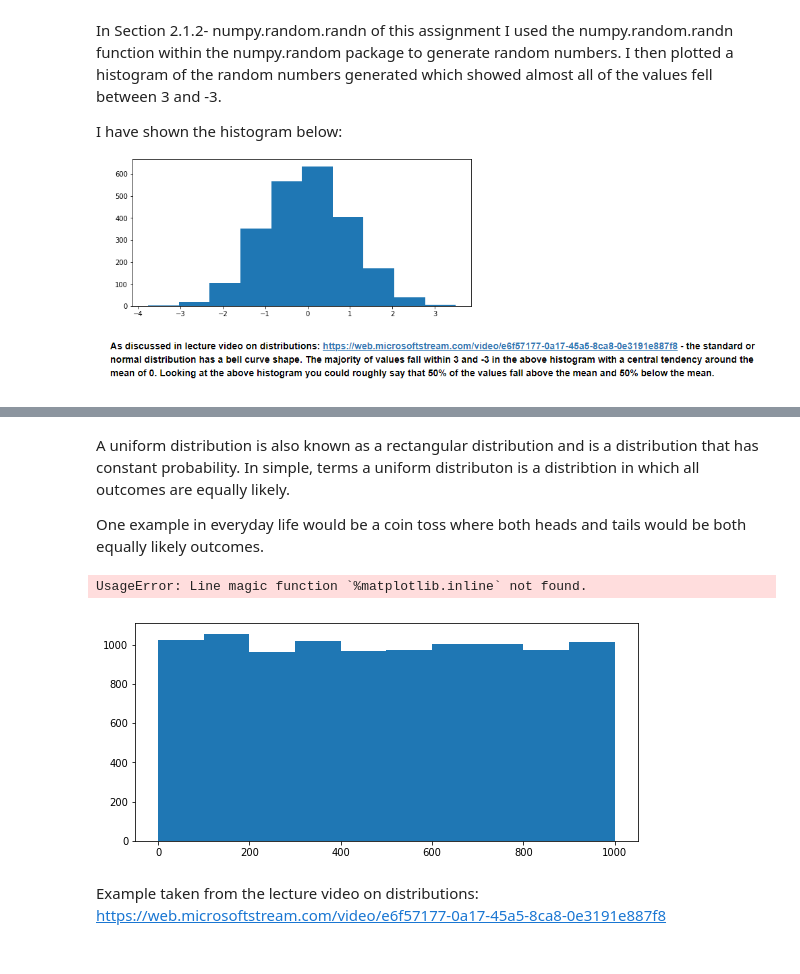
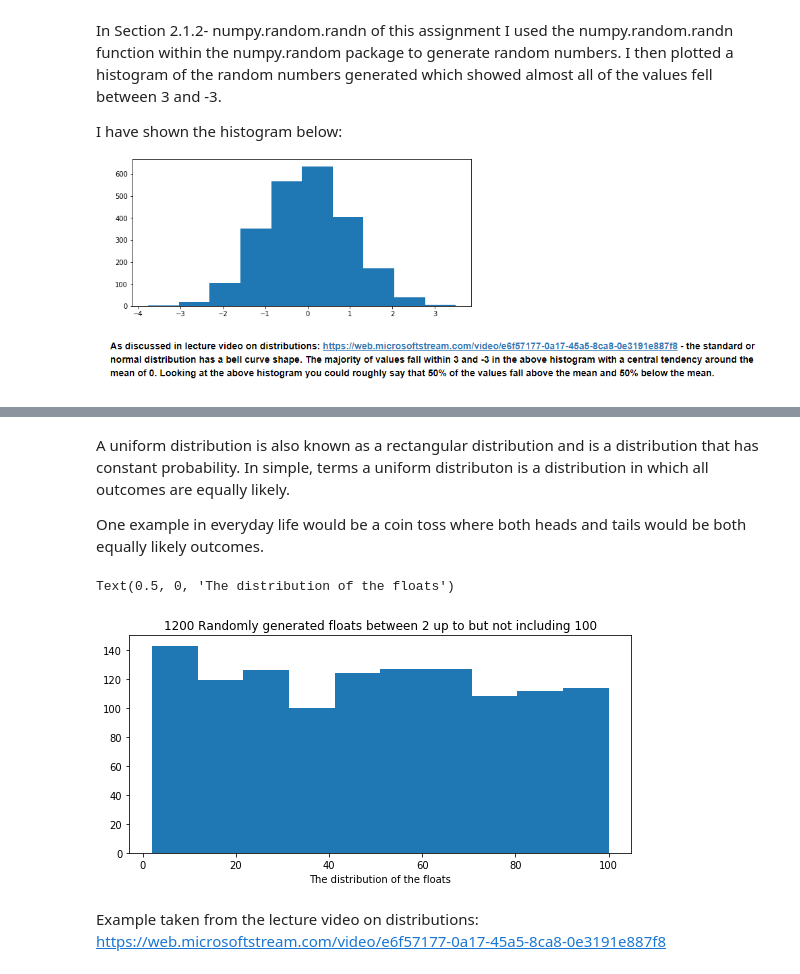
Before and after one commit to johndunne2019/numpy.random, a Jupyter notebook: numpy-random.ipynb, the cells around one changed output, grey strips where cells are left out. Drawn from its saved outputs; the diff is of its cells as text; code cells hidden in the pictures.

Commit message:
Section 3.2 - uniform([low, high, size]) continued

```diff
--- a/numpy-random.ipynb
+++ b/numpy-random.ipynb
@@ -583,5 +586,6 @@ Below I have used the numpy.random.uniform function within numpy.random to creat
 # %%
-np.random.uniform(2,4,100)
+x = np.random.uniform(2, 100, 1200)
+x
 # numpy.random.uniform used to generate 100 random numbers between 2 and 4
 # Lecture video on Distributions - https://web.microsoftstream.com/video/e6f57177-0a17-45a5-8ca8-0e3191e887f8
 # %% [output]
@@ -608,16 +594,15 @@ array([3.69239641, 2.13585922, 3.90192818, 3.34518361, 3.89892769,
 # %% [markdown]
-A uniform distribution is also known as a rectangular distribution and is a distribution that has constant probability. In simple, terms a uniform distributon is a distribtion in which all outcomes are equally likely.
+A uniform distribution is also known as a rectangular distribution and is a distribution that has constant probability. In simple, terms a uniform distributon is a distribution in which all outcomes are equally likely.
 
 One example in everyday life would be a coin toss where both heads and tails would be both equally likely outcomes.
-# %%
-x = np.random.uniform(0, 1000, 10000)
-# %%
-import matplotlib.pyplot as plt
-plt.hist(x)
-%matplotlib.inline
-# %% [output]
-UsageError: Line magic function `%matplotlib.inline` not found.
-[figure, removed]
+# %%
+plt.hist(x)
+# matplotlib.pyplot used to plot the 100 random numbers generated above in a histogram
+plt.title("1200 Randomly generated floats between 2 up to but not including 100")
+plt.xlabel("The distribution of the floats")
+# %% [output]
+Text(0.5, 0, 'The distribution of the floats')
+[figure, added]
 # %% [markdown]
 Example taken from the lecture video on distributions: https://web.microsoftstream.com/video/e6f57177-0a17-45a5-8ca8-0e3191e887f8
 # %%
```
Also changed, not shown: parts of 4 cells of this notebook.
